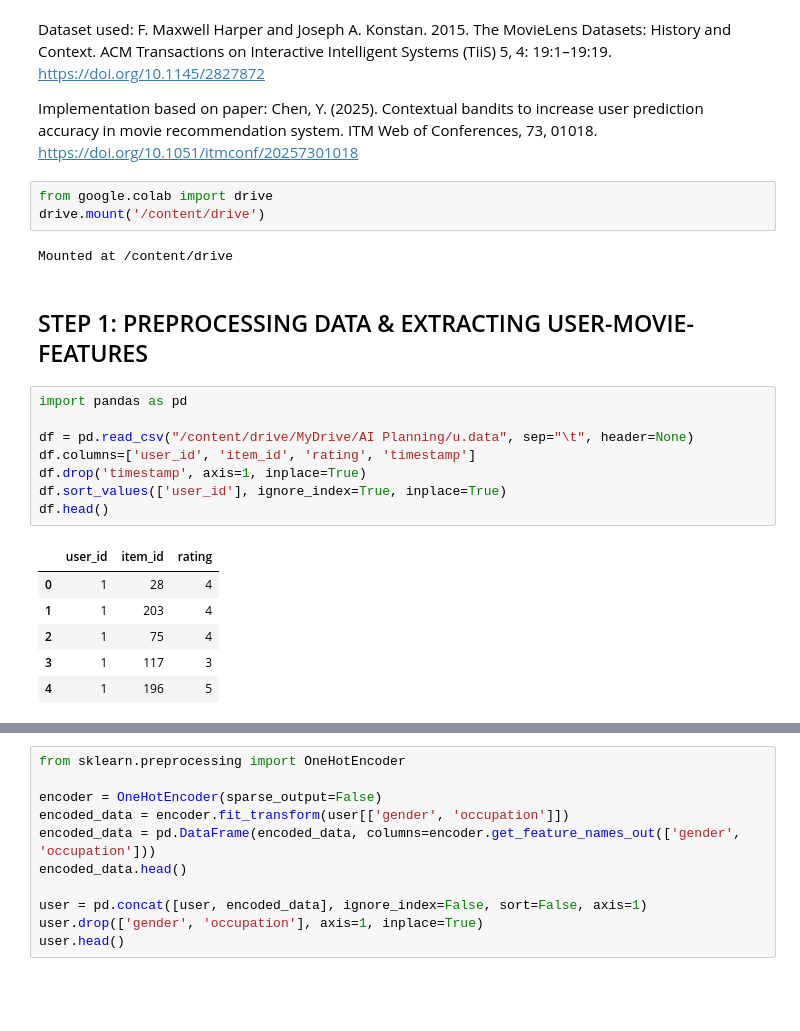
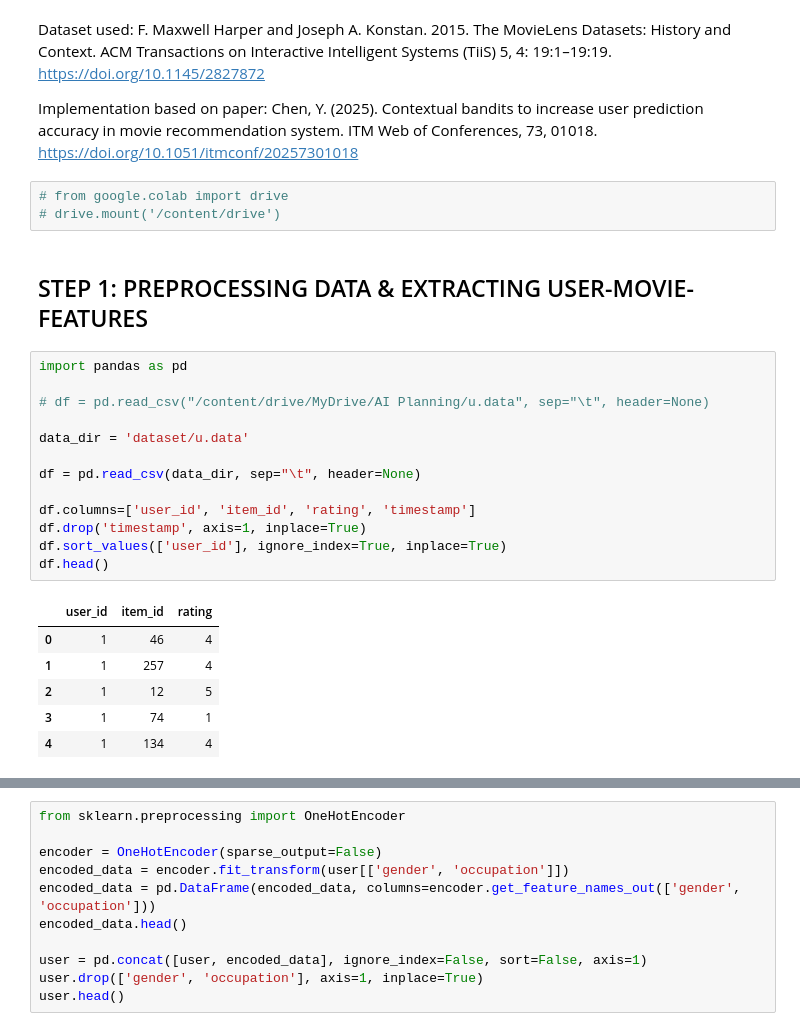
Before and after one commit to ReinerJasin/Multi-Armed-Bandit, a Jupyter notebook: Contextual_Bandit_with_Movie_Clustering.ipynb, the cells around one changed output, grey strips where cells are left out. Cells and saved outputs as stored; diff of their text form; blank space fills up the shorter version.

```diff
--- a/Contextual_Bandit_with_Movie_Clustering.ipynb
+++ b/Contextual_Bandit_with_Movie_Clustering.ipynb
@@ -6,25 +6,28 @@ F. Maxwell Harper and Joseph A. Konstan. 2015. The MovieLens Datasets: History a
 Implementation based on paper:
 Chen, Y. (2025). Contextual bandits to increase user prediction accuracy in movie recommendation system. ITM Web of Conferences, 73, 01018. https://doi.org/10.1051/itmconf/20257301018
 # %%
-from google.colab import drive
-drive.mount('/content/drive')
+# from google.colab import drive
+# drive.mount('/content/drive')
-# %% [output]
-Mounted at /content/drive
 # %% [markdown]
 ## STEP 1: PREPROCESSING DATA & EXTRACTING USER-MOVIE-FEATURES
 # %%
 import pandas as pd
 
-df = pd.read_csv("/content/drive/MyDrive/AI Planning/u.data", sep="\t", header=None)
+# df = pd.read_csv("/content/drive/MyDrive/AI Planning/u.data", sep="\t", header=None)
+
+data_dir = 'dataset/u.data'
+
+df = pd.read_csv(data_dir, sep="\t", header=None)
+
 df.columns=['user_id', 'item_id', 'rating', 'timestamp']
 df.drop('timestamp', axis=1, inplace=True)
 df.sort_values(['user_id'], ignore_index=True, inplace=True)
 df.head()
 # %% [output]
 |  | user_id | item_id | rating |
-| 0 | 1 | 28 | 4 |
-| 1 | 1 | 203 | 4 |
-| 2 | 1 | 75 | 4 |
-| 3 | 1 | 117 | 3 |
-| 4 | 1 | 196 | 5 |
+| 0 | 1 | 46 | 4 |
+| 1 | 1 | 257 | 4 |
+| 2 | 1 | 12 | 5 |
+| 3 | 1 | 74 | 1 |
+| 4 | 1 | 134 | 4 |
 # %%
```
Also changed, not shown: parts of 21 cells of this notebook.
